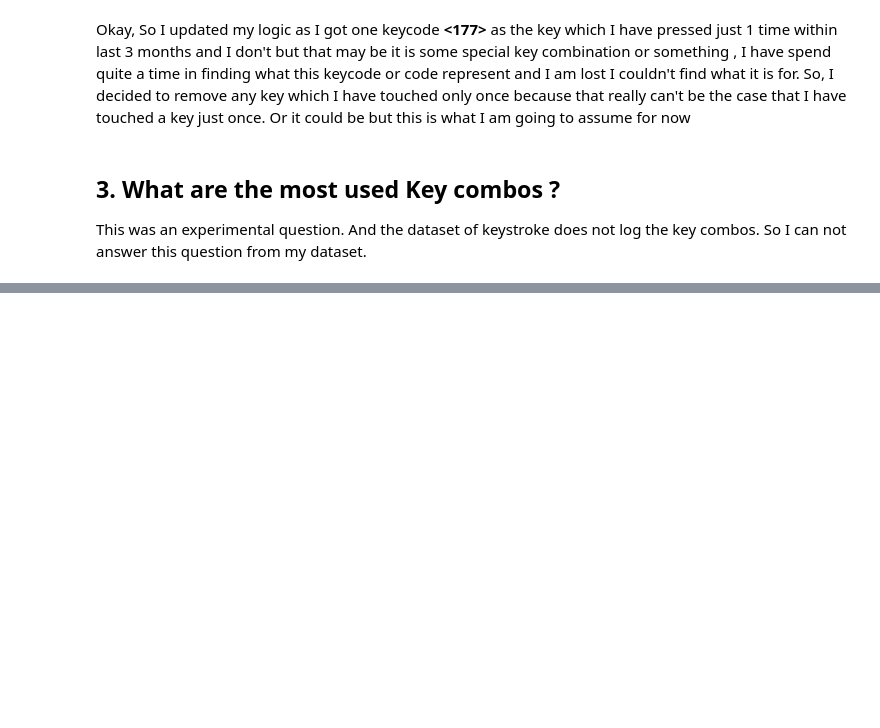
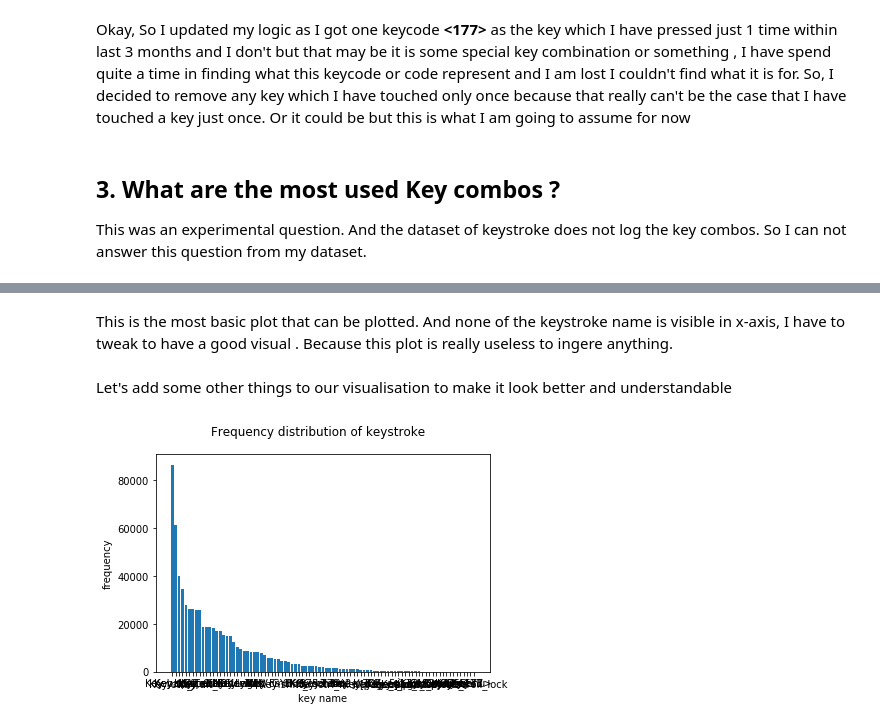
Before and after one commit to Rand0mB0t/keylog-analysis, a Jupyter notebook: Keylog_analysis.ipynb, the cells around one changed output, grey strips where cells are left out. Drawn from its saved outputs; the diff is of its cells as text; code cells hidden in the pictures; blank space fills up the shorter version.

```diff
--- a/Keylog_analysis.ipynb
+++ b/Keylog_analysis.ipynb
@@ -315,0 +334,12 @@ This was an experimental question. And the dataset of keystroke does not log the
+# %% [markdown]
+This is the most basic plot that can be plotted. And none of the keystroke name is visible in x-axis, I have to tweak to have a good visual . Because this plot is really useless to ingere anything.
+# %% [markdown]
+Let's add some other things to our visualisation to make it look better and understandable
+# %%
+plt.bar(keys, frequency)
+plt.ylabel('frequency')
+plt.xlabel('key name')
+plt.suptitle('Frequency distribution of keystroke')
+plt.show()
+# %% [output]
+[figure, added]
```
Also changed, not shown: parts of 11 cells of this notebook.
